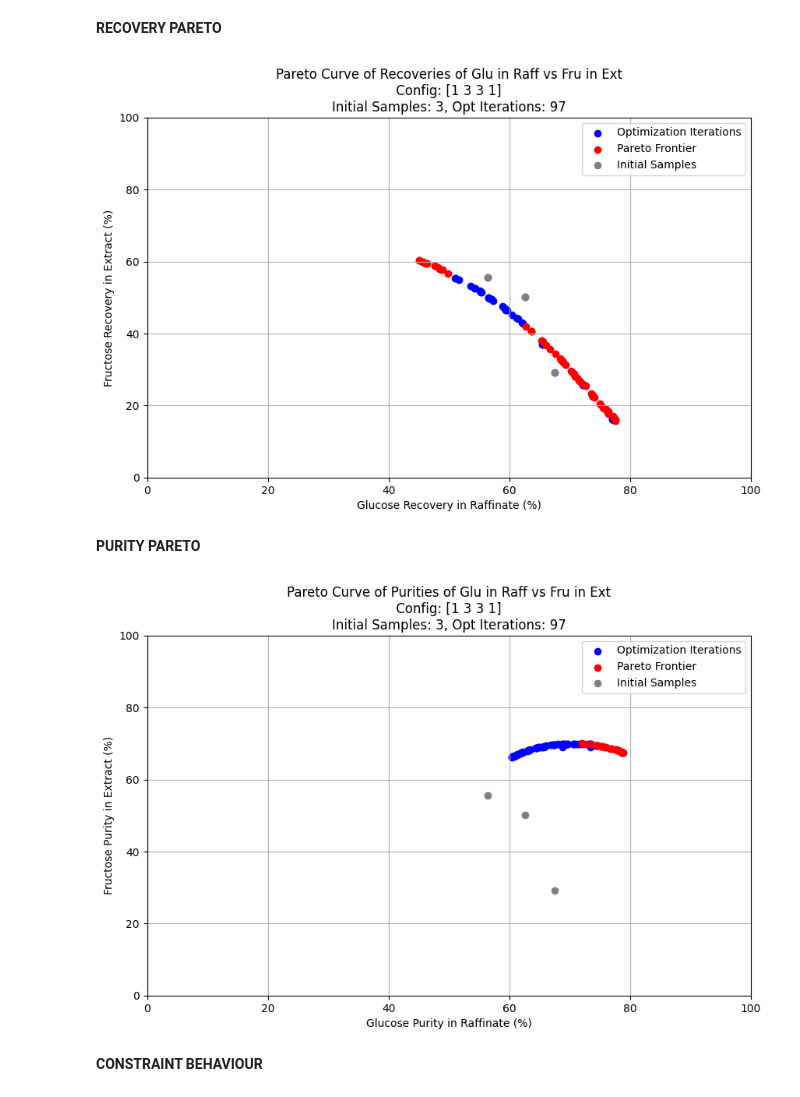
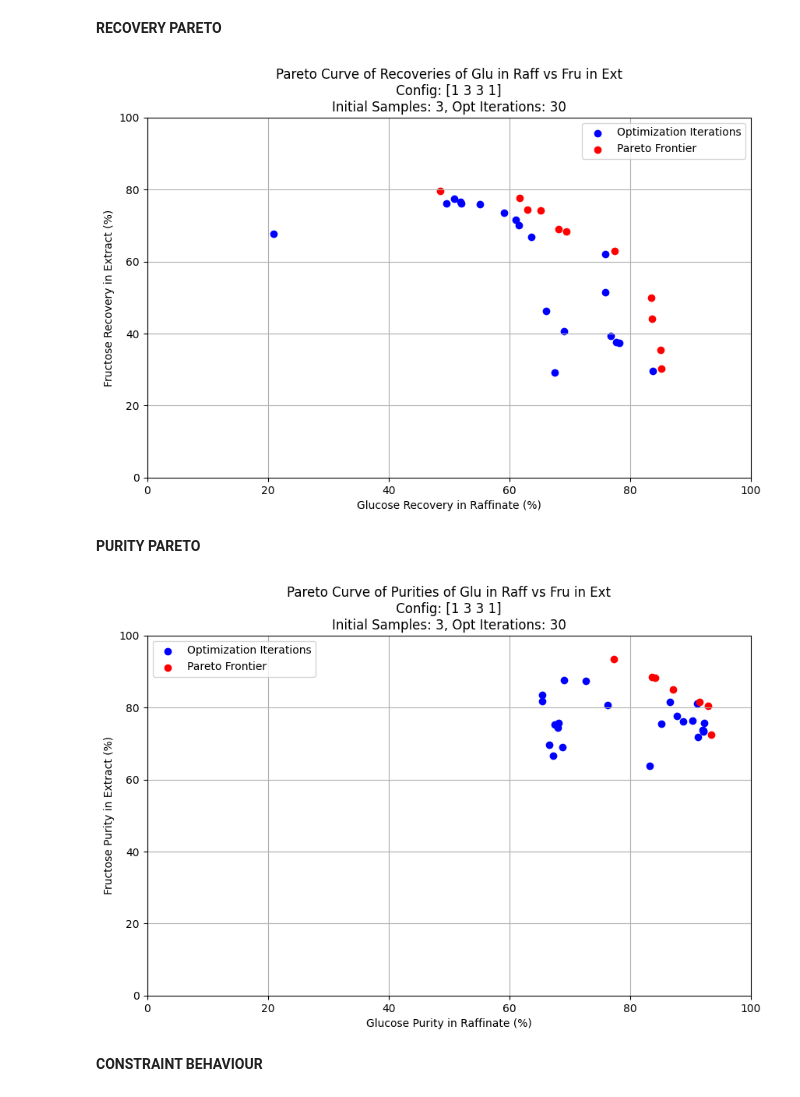
Before and after one commit to Nawa-Punabantu/Opt_Algos, a Jupyter notebook: Fixedfeed_Opt_with_triangle.ipynb, the cells around one changed output. Drawn from its saved outputs; the diff is of its cells as text; code cells hidden in the pictures.

```diff
--- a/Fixedfeed_Opt_with_triangle.ipynb
+++ b/Fixedfeed_Opt_with_triangle.ipynb
@@ -1503,7 +1503,7 @@ Q_fixed_feed = Q_fixed_feed/3.6 # L/h --> cm^3/s
 # - - - - -
 
 # - - - - -
-Q_max = 25 # L/h
+Q_max = 50 # L/h
 Q_min = 4.5 # L/h
 
 Q_max = Q_max/3.6 # L/h --> cm^3/s
@@ -1516,7 +1516,7 @@ m1_fixed = 0.8
 m4_fixed = 0.2
 # - - - - -
 sampling_budget = 3
-optimization_budget = 97
+optimization_budget = 27
 constraint_threshold = [0.995, 0.995]
 # - - - - -
 
@@ -2446,7 +2604,7 @@ columns = ['Recovery F1 (%)', 'Recovery F2 (%)', 'Purity C1 (%)', 'Purity C2 (%)
 rows = [f'Iter {i+1}' for i in range(len(c1_vals))]
 
 # Identify "star" entries (where f1_vals, f2_vals > 70 and c1_vals, c2_vals > 90)
-star_indices = np.where((f1_vals*100 > 50) & (f2_vals*100 > 50) & (c1_vals*100 > 69) & (c2_vals*100 > 69))[0]
+star_indices = np.where((f1_vals*100 > 50) & (f2_vals*100 > 50) & (c1_vals*100 > 80) & (c2_vals*100 > 80))[0]
 
 # Create figure
 fig, ax = plt.subplots(figsize=(8, len(c1_vals) * 0.4))
@@ -2470,7 +2628,7 @@ table.auto_set_column_width(col=list(range(len(columns))))
 for i in range(len(c1_vals)):
     for j in range(len(columns)):
         cell = table[(i+1, j)]  # (row, column) -> +1 because row labels shift index
-        if i < 20:
+        if i < sampling_budget:
             cell.set_facecolor('lightgray')  # Grey out first 20 rows
         if i in star_indices:
             cell.set_facecolor('yellow')  # Highlight star entries in yellow
@@ -2515,7 +2673,7 @@ table.auto_set_column_width(col=list(range(n_cols)))
 for i in range(n_rows):
     for j in range(n_cols):
         cell = table[(i+1, j)]
-        if i < 20:
+        if i < sampling_budget:
             cell.set_facecolor('lightgray')
 
 #------------------------------------------------------------------------------------------------------------------------------
@@ -2530,9 +2688,24 @@ plt.show()
 **RECOVERY PARETO**
 # %%
 # Plot the Pareto curve
+from google.colab import files
+import json
+import numpy as np
+
+# uploaded = files.upload()
+# # Load JSON data
+# with open("25LH_all_outputs.json", "r") as f:
+#     data_dict = json.load(f)
+
+# # Convert to NumPy arrays
+# f1_vals = np.array(data_dict["f1_vals"])
+# f2_vals = np.array(data_dict["f2_vals"])
+# c1_vals = np.array(data_dict["c1_vals"])
+# c2_vals = np.array(data_dict["c2_vals"])
+
 # Convert to percentages
-f1_initial = all_initial_outputs[:, 0] * 100
-f2_initial = all_initial_outputs[:, 1] * 100
+# f1_initial = all_initial_outputs[:, 0] * 100
+# f2_initial = all_initial_outputs[:, 1] * 100
 f1_vals_plot = f1_vals * 100
 f2_vals_plot = f2_vals * 100
 
@@ -2557,10 +2730,10 @@ plt.scatter(f1_vals_plot[~pareto_mask], f2_vals_plot[~pareto_mask], c='blue', ma
 plt.scatter(f1_vals_plot[pareto_mask], f2_vals_plot[pareto_mask], c='red', marker='o', label='Pareto Frontier')
 
 # Plot initial samples in grey
-plt.scatter(f1_initial, f2_initial, c='grey', marker='o', label='Initial Samples')
+# plt.scatter(f1_initial, f2_initial, c='grey', marker='o', label='Initial Samples')
 
 # Labels and formatting
-plt.title(f'Pareto Curve of Recoveries of Glu in Raff vs Fru in Ext\n Config: {zone_config} \nInitial Samples: {sampling_budget}, Opt Iterations: {optimization_budget}')
+plt.title(f'Pareto Curve of Recoveries of Glu in Raff vs Fru in Ext\n Config: {zone_config} \nInitial Samples: {sampling_budget}, Opt Iterations: {30}')
 plt.xlabel('Glucose Recovery in Raffinate (%)')
 plt.ylabel('Fructose Recovery in Extract (%)')
 plt.xlim(0, 100)
@@ -2575,14 +2748,28 @@ fig.savefig(image_filename, dpi=300, bbox_inches='tight')
 plt.show()
 #------------------------------------------------------------------------------------------------------------------------------
 # %% [output]
-[figure, old version]
+[figure, new version]
 # %% [markdown]
 **PURITY PARETO**
 # %%
 # Plot the Pareto curve
+from google.colab import files
+import json
+import numpy as np
+
+# uploaded = files.upload()
+# # Load JSON data
+# with open("25LH_all_outputs.json", "r") as f:
+#     data_dict = json.load(f)
+
+# # Convert to NumPy arrays
+# f1_vals = np.array(data_dict["f1_vals"])
+# f2_vals = np.array(data_dict["f2_vals"])
+# c1_vals = np.array(data_dict["c1_vals"])
+# c2_vals = np.array(data_dict["c2_vals"])
 # Convert to percentages
-c1_initial = all_initial_outputs[:, 0] * 100
-c2_initial = all_initial_outputs[:, 1] * 100
+# c1_initial = all_initial_outputs[:, 0] * 100
+# c2_initial = all_initial_outputs[:, 1] * 100
 c1_vals_plot = c1_vals * 100
 c2_vals_plot = c2_vals * 100
 
@@ -2596,36 +2783,36 @@ def find_pareto_front(c1, c2):
 
     return pareto_mask
 
 # Identify Pareto-optimal points
 pareto_mask = find_pareto_front(c1_vals_plot, c2_vals_plot)
 
 plt.figure(figsize=(10, 6))
 
 # Plot non-Pareto points in blue
 plt.scatter(c1_vals_plot[~pareto_mask], c2_vals_plot[~pareto_mask], c='blue', marker='o', label='Optimization Iterations')
 # Plot Pareto-optimal points in red
 plt.scatter(c1_vals_plot[pareto_mask], c2_vals_plot[pareto_mask], c='red', marker='o', label='Pareto Frontier')
 
 # Plot initial samples in grey
-plt.scatter(c1_initial, c2_initial, c='grey', marker='o', label='Initial Samples')
+# plt.scatter(c1_initial, c2_initial, c='grey', marker='o', label='Initial Samples')
 
 # Labels and formatting
-plt.title(f'Pareto Curve of Purities of Glu in Raff vs Fru in Ext\n Config: {zone_config} \nInitial Samples: {sampling_budget}, Opt Iterations: {optimization_budget}')
+plt.title(f'Pareto Curve of Purities of Glu in Raff vs Fru in Ext\n Config: {zone_config} \nInitial Samples: {sampling_budget}, Opt Iterations: {30}')
 plt.xlabel('Glucose Purity in Raffinate (%)')
 plt.ylabel('Fructose Purity in Extract (%)')
 plt.xlim(0, 100)
 plt.ylim(0, 100)
 plt.grid(True)
 plt.legend()
 
 #------------------------------------------------------------------------------------------------------------------------------
 # Save the figure as an image
 image_filename = "purity_pareto.png"
 fig.savefig(image_filename, dpi=300, bbox_inches='tight')
 plt.show()
 #------------------------------------------------------------------------------------------------------------------------------
 # %% [output]
-[figure, old version]
+[figure, new version]
 # %% [markdown]
 **CONSTRAINT BEHAVIOUR**
 # %%
```
Also changed, not shown: parts of 6 cells of this notebook.
